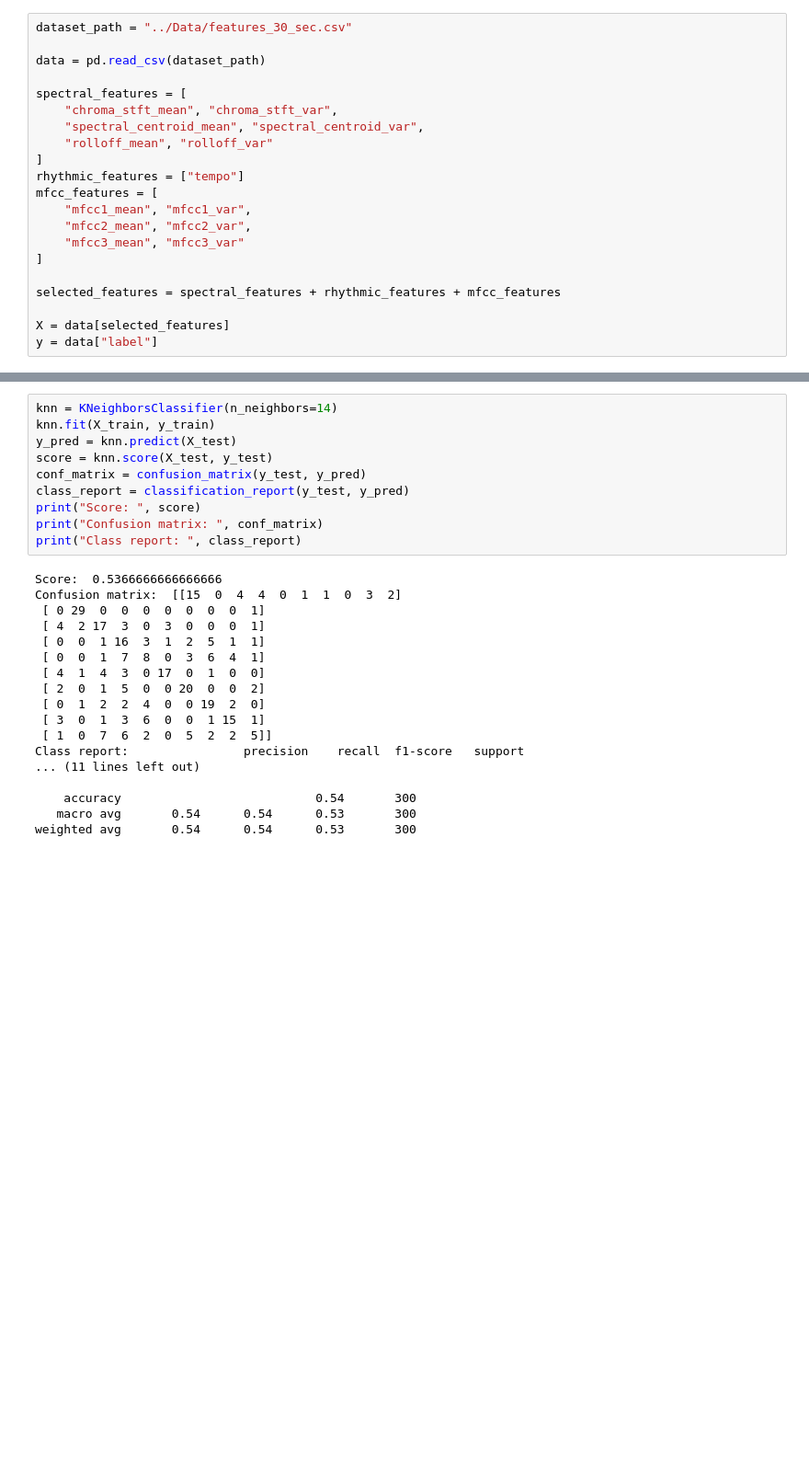
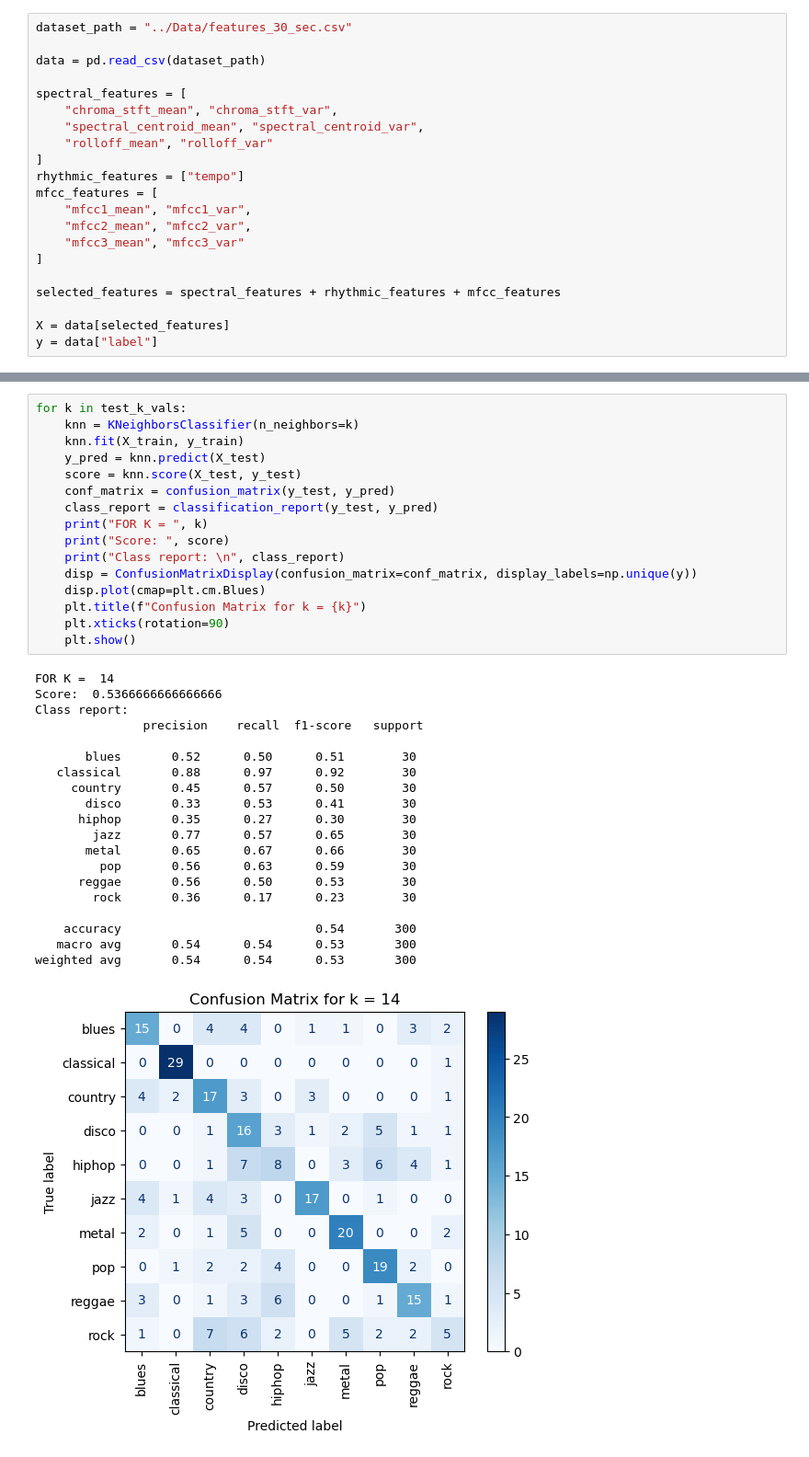
Before and after one commit to vaishakkmenon/Music-Genre-Classification, a Jupyter notebook: Models/KNN.ipynb, the cells around one changed output, grey strips where cells are left out. Shown at 92% size. Cells and saved outputs as stored; diff of their text form; blank space fills up the shorter version.

Commit message:
finished knn graphs

```diff
--- a/Models/KNN.ipynb
+++ b/Models/KNN.ipynb
@@ -40,28 +69,37 @@ X_test = scaler.fit_transform(X_test)
 # %%
-knn = KNeighborsClassifier(n_neighbors=14)
-knn.fit(X_train, y_train)
-y_pred = knn.predict(X_test)
-score = knn.score(X_test, y_test)
-conf_matrix = confusion_matrix(y_test, y_pred)
-class_report = classification_report(y_test, y_pred)
-print("Score: ", score)
-print("Confusion matrix: ", conf_matrix)
-print("Class report: ", class_report)
+for k in test_k_vals:
+    knn = KNeighborsClassifier(n_neighbors=k)
+    knn.fit(X_train, y_train)
+    y_pred = knn.predict(X_test)
+    score = knn.score(X_test, y_test)
+    conf_matrix = confusion_matrix(y_test, y_pred)
+    class_report = classification_report(y_test, y_pred)
+    print("FOR K = ", k)
+    print("Score: ", score)
+    print("Class report: \n", class_report)
+    disp = ConfusionMatrixDisplay(confusion_matrix=conf_matrix, display_labels=np.unique(y))
+    disp.plot(cmap=plt.cm.Blues)
+    plt.title(f"Confusion Matrix for k = {k}")
+    plt.xticks(rotation=90)
+    plt.show()
 # %% [output]
+FOR K =  14
 Score:  0.5366666666666666
-Confusion matrix:  [[15  0  4  4  0  1  1  0  3  2]
- [ 0 29  0  0  0  0  0  0  0  1]
- [ 4  2 17  3  0  3  0  0  0  1]
- [ 0  0  1 16  3  1  2  5  1  1]
- [ 0  0  1  7  8  0  3  6  4  1]
- [ 4  1  4  3  0 17  0  1  0  0]
- [ 2  0  1  5  0  0 20  0  0  2]
- [ 0  1  2  2  4  0  0 19  2  0]
- [ 3  0  1  3  6  0  0  1 15  1]
- [ 1  0  7  6  2  0  5  2  2  5]]
-Class report:                precision    recall  f1-score   support
-... (11 lines left out)
+Class report:
+               precision    recall  f1-score   support
+
+       blues       0.52      0.50      0.51        30
+   classical       0.88      0.97      0.92        30
+     country       0.45      0.57      0.50        30
+       disco       0.33      0.53      0.41        30
+      hiphop       0.35      0.27      0.30        30
+        jazz       0.77      0.57      0.65        30
+       metal       0.65      0.67      0.66        30
+         pop       0.56      0.63      0.59        30
+      reggae       0.56      0.50      0.53        30
+        rock       0.36      0.17      0.23        30
 
     accuracy                           0.54       300
    macro avg       0.54      0.54      0.53       300
 weighted avg       0.54      0.54      0.53       300
+[figure, added]
```
Also changed, not shown: parts of 5 cells of this notebook.
